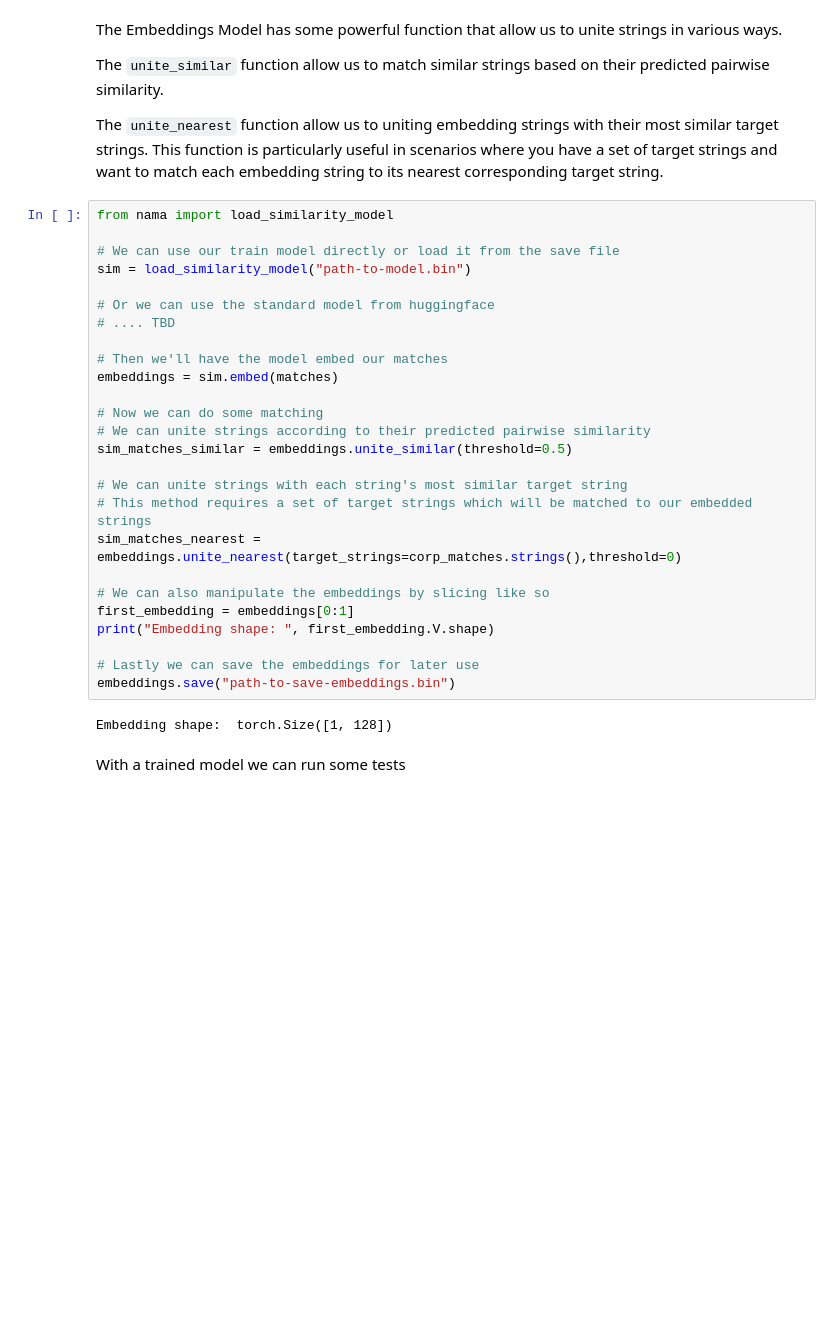
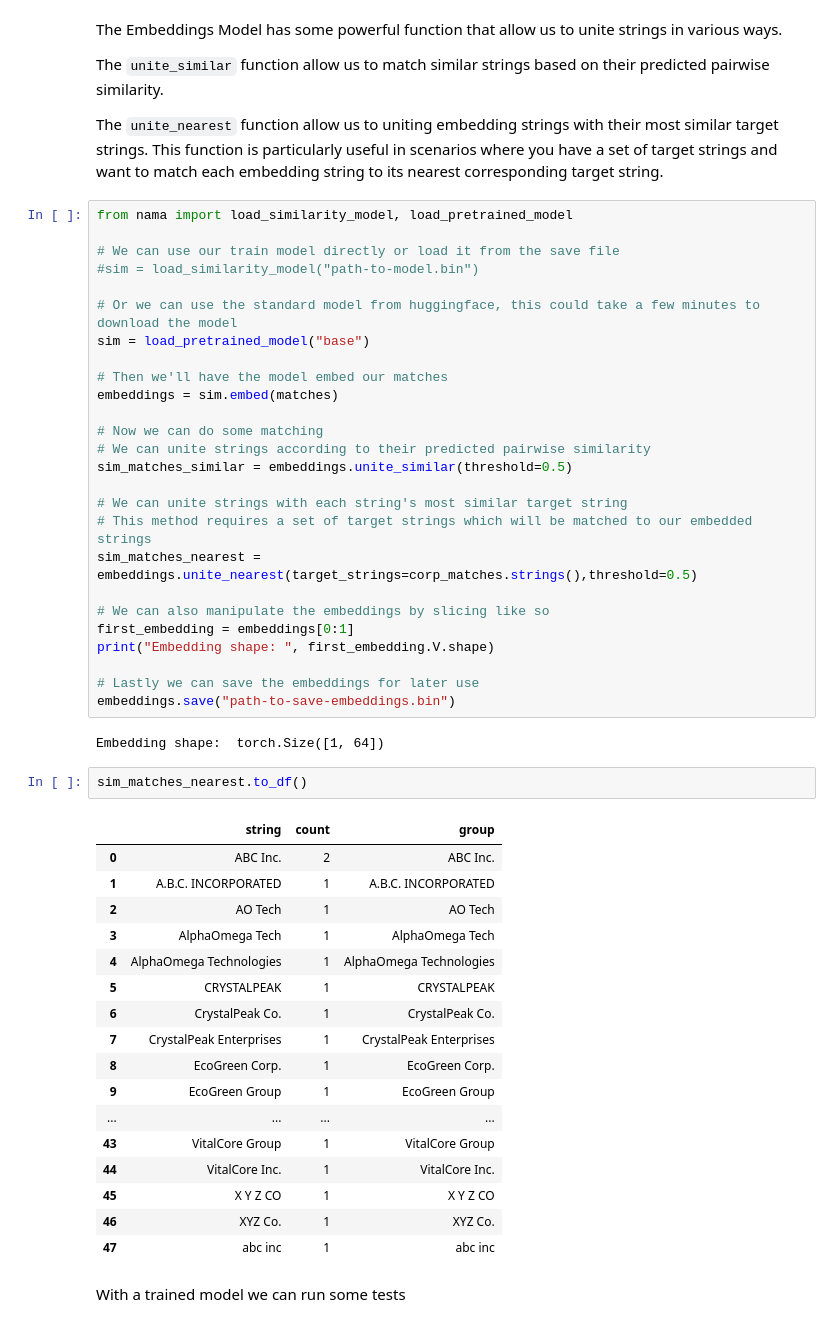
Before and after one commit to bradhackinen/nama, a Jupyter notebook: docs/demo/demo.ipynb, the cells around one changed output. Saved outputs shown, nothing was run; the diff lists cells and outputs as text; blank space fills up the shorter version.

```diff
--- a/docs/demo/demo.ipynb
+++ b/docs/demo/demo.ipynb
@@ -162,13 +175,13 @@ The `unite_similar` function allow us to match similar strings based on their pr
 
 The `unite_nearest` function allow us to uniting embedding strings with their most similar target strings. This function is particularly useful in scenarios where you have a set of target strings and want to match each embedding string to its nearest corresponding target string.
 # %%
-from nama import load_similarity_model
+from nama import load_similarity_model, load_pretrained_model
 
 # We can use our train model directly or load it from the save file
-sim = load_similarity_model("path-to-model.bin")
+#sim = load_similarity_model("path-to-model.bin")
 
-# Or we can use the standard model from huggingface
-# .... TBD
+# Or we can use the standard model from huggingface, this could take a few minutes to download the model
+sim = load_pretrained_model("base")
 
 # Then we'll have the model embed our matches
 embeddings = sim.embed(matches)
@@ -179,7 +192,7 @@ sim_matches_similar = embeddings.unite_similar(threshold=0.5)
 
 # We can unite strings with each string's most similar target string
 # This method requires a set of target strings which will be matched to our embedded strings
-sim_matches_nearest = embeddings.unite_nearest(target_strings=corp_matches.strings(),threshold=0)
+sim_matches_nearest = embeddings.unite_nearest(target_strings=corp_matches.strings(),threshold=0.5)
 
 # We can also manipulate the embeddings by slicing like so
 first_embedding = embeddings[0:1]
@@ -188,7 +201,27 @@ print("Embedding shape: ", first_embedding.V.shape)
 # Lastly we can save the embeddings for later use
 embeddings.save("path-to-save-embeddings.bin")
 # %% [output]
-Embedding shape:  torch.Size([1, 128])
+Embedding shape:  torch.Size([1, 64])
+# %%
+sim_matches_nearest.to_df()
+# %% [output]
+|  | string | count | group |
+| 0 | ABC Inc. | 2 | ABC Inc. |
+| 1 | A.B.C. INCORPORATED | 1 | A.B.C. INCORPORATED |
+| 2 | AO Tech | 1 | AO Tech |
+| 3 | AlphaOmega Tech | 1 | AlphaOmega Tech |
+| 4 | AlphaOmega Technologies | 1 | AlphaOmega Technologies |
+| 5 | CRYSTALPEAK | 1 | CRYSTALPEAK |
+| 6 | CrystalPeak Co. | 1 | CrystalPeak Co. |
+| 7 | CrystalPeak Enterprises | 1 | CrystalPeak Enterprises |
+| 8 | EcoGreen Corp. | 1 | EcoGreen Corp. |
+| 9 | EcoGreen Group | 1 | EcoGreen Group |
+| ... | ... | ... | ... |
+| 43 | VitalCore Group | 1 | VitalCore Group |
+| 44 | VitalCore Inc. | 1 | VitalCore Inc. |
+| 45 | X Y Z CO | 1 | X Y Z CO |
+| 46 | XYZ Co. | 1 | XYZ Co. |
+| 47 | abc inc | 1 | abc inc |
 # %% [markdown]
 With a trained model we can run some tests
 # %%
```
Also changed, not shown: parts of 7 cells of this notebook.
